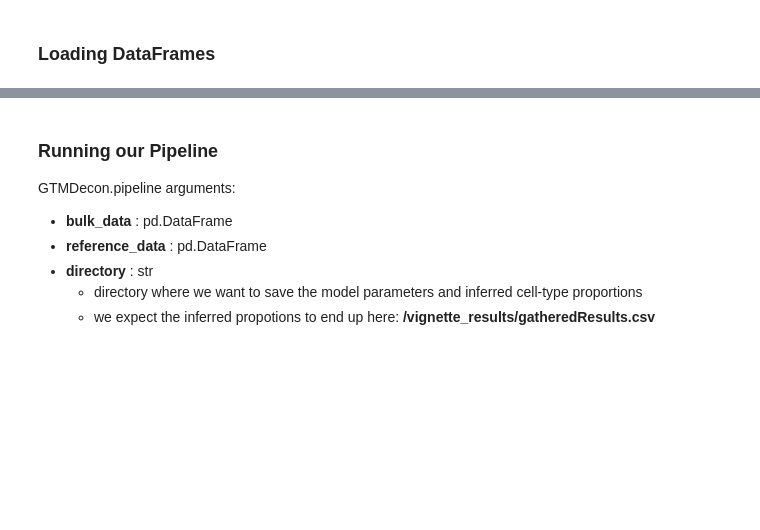
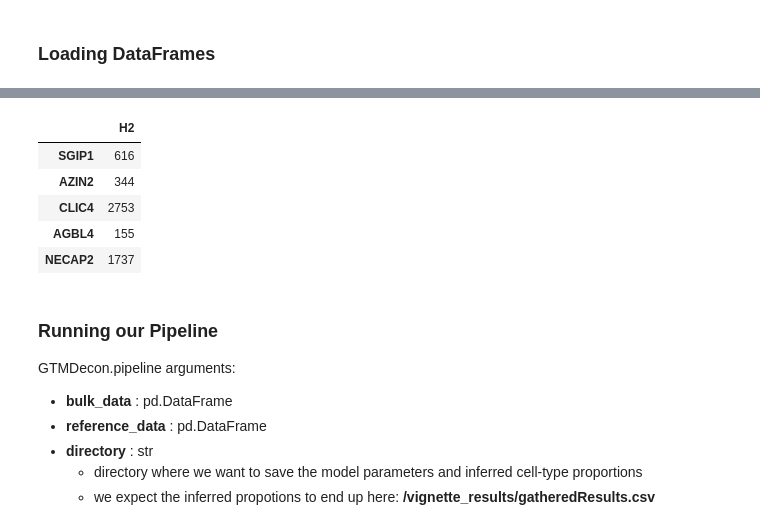
Before and after one commit to li-lab-mcgill/gtm-decon, a Jupyter notebook: vignettes/tutorial.ipynb, the cells around one changed output, grey strips where cells are left out. Cells and saved outputs as stored; diff of their text form; code cells hidden in the pictures; blank space fills up the shorter version.

```diff
--- a/vignettes/tutorial.ipynb
+++ b/vignettes/tutorial.ipynb
@@ -69,3 +100,14 @@ reference_DataFrame = pd.read_csv("../data/ref.csv")
+# %%
+bulk_df = bulk_DataFrame[['H2']]
+# %%
+bulk_df.head()
+# %% [output]
+|  | H2 |
+| SGIP1 | 616 |
+| AZIN2 | 344 |
+| CLIC4 | 2753 |
+| AGBL4 | 155 |
+| NECAP2 | 1737 |
 # %% [markdown]
 ### Running our Pipeline
 
```
Also changed, not shown: parts of 15 cells of this notebook.
